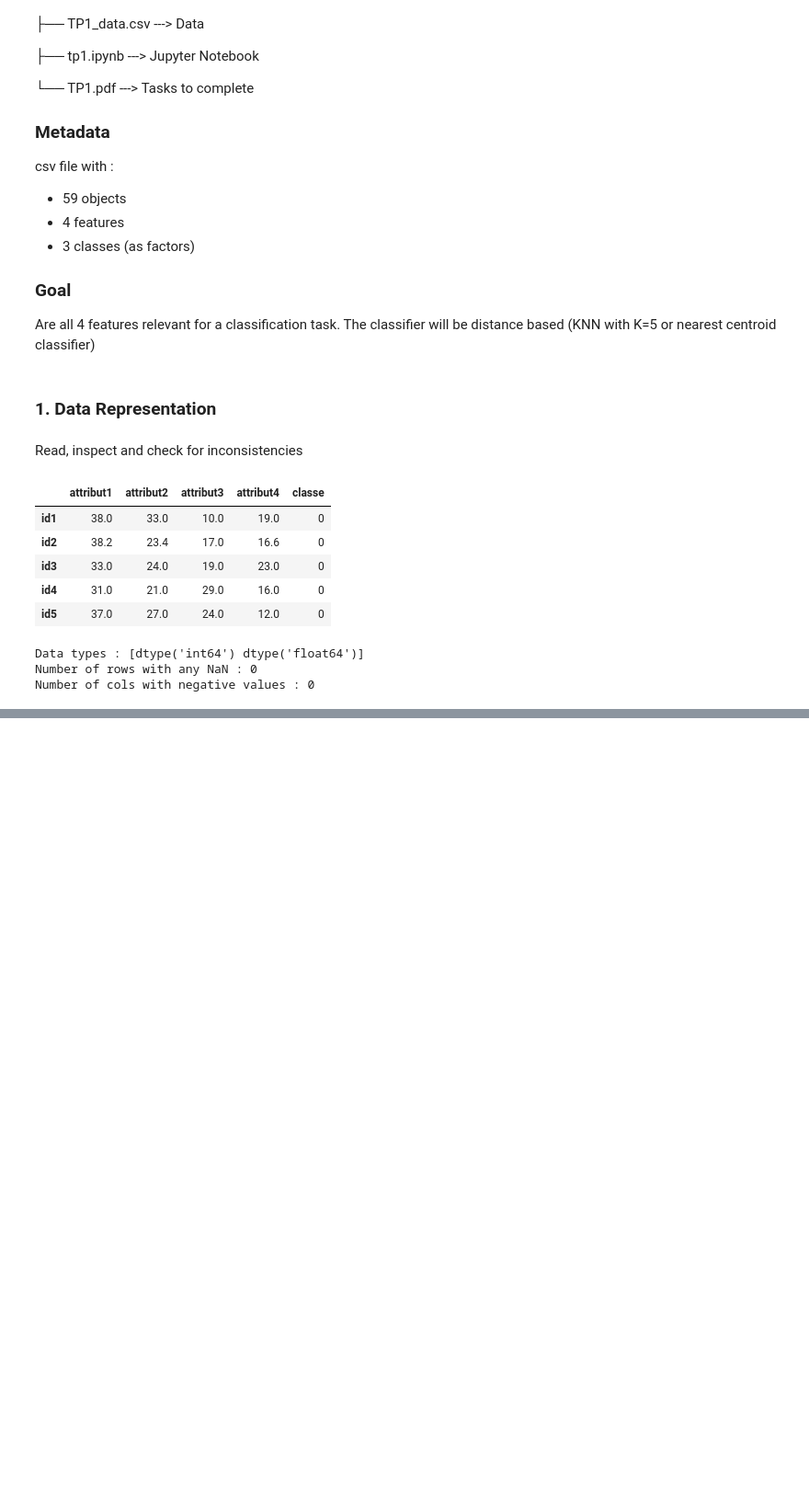
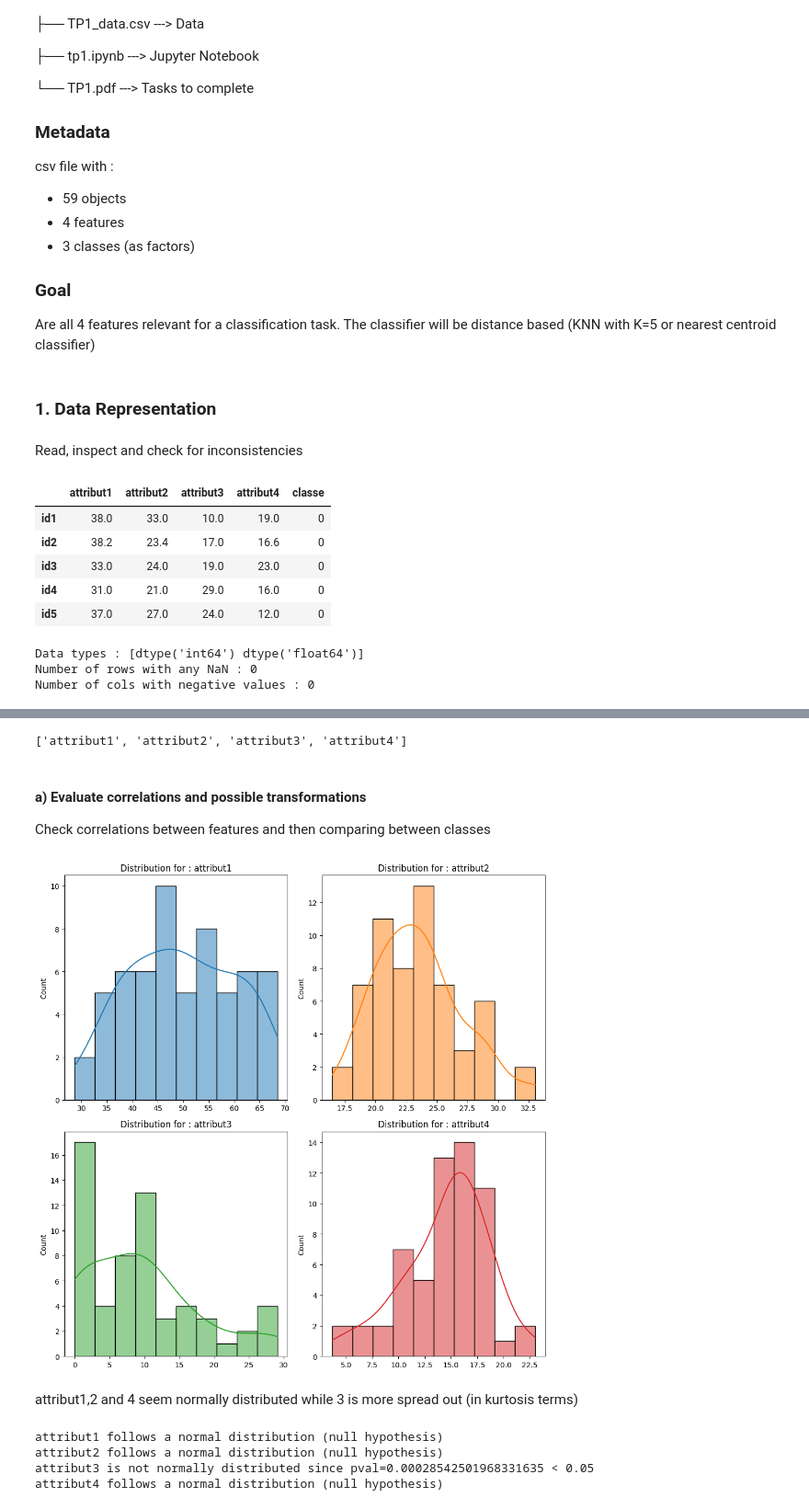
Before and after one commit to simlal/data-mining-assignments_bin710, a Jupyter notebook: dev1/tp1.ipynb, the cells around one changed output, grey strips where cells are left out. Shown: that part at 92% size. Saved outputs shown, nothing was run; the diff lists cells and outputs as text; code cells hidden in the pictures; blank space fills up the shorter version.

Commit message:
check distributions and correlations

```diff
--- a/dev1/tp1.ipynb
+++ b/dev1/tp1.ipynb
@@ -75,0 +60,48 @@ Number of cols with negative values : 0
+# %%
+# Extracting features
+cols = df.columns.to_list()
+features = cols[:-1]
+print(features)
+# %% [output]
+['attribut1', 'attribut2', 'attribut3', 'attribut4']
+# %%
+# Separating features and classes
+X = df[features]
+y = df["classe"]
+# %% [markdown]
+#### a) Evaluate correlations and possible transformations
+
+Check correlations between features and then comparing between classes
+# %%
+# Check distributions
+def get_distributions(data, features, plt_rows, plt_cols, bins='auto', binwidth=None, kde=True):
+    # Square subplots
+    fig, axes = plt.subplots(plt_rows, plt_cols, figsize=(10,10))
+    axes = axes.ravel()
+
+    for i, feat in enumerate(features):
+        plot = sns.histplot(data[feat], kde=kde, ax=axes[i], bins=bins, binwidth=binwidth, color=sns.color_palette()[i])
+        plot.set(title=f"Distribution for : {feat}")
+        plot.set(xlabel="")
+
+    fig.tight_layout()
+# %%
+# Check distributions
+get_distributions(X, features, 2, 2, bins=10, kde=True)
+# %% [output]
+[figure, added]
+# %% [markdown]
+attribut1,2 and 4 seem normally distributed while 3 is more spread out (in kurtosis terms)
+# %%
+# Check for normality
+for feat in features:
+    norm = shapiro(X[feat])
+    if norm.pvalue < 0.05:
+        print(f"{feat} is not normally distributed since pval={norm.pvalue} < 0.05")
+    else:
+        print(f"{feat} follows a normal distribution (null hypothesis)")
+# %% [output]
+attribut1 follows a normal distribution (null hypothesis)
+attribut2 follows a normal distribution (null hypothesis)
+attribut3 is not normally distributed since pval=0.00028542501968331635 < 0.05
+attribut4 follows a normal distribution (null hypothesis)
```
Also changed, not shown: parts of 6 cells of this notebook.
